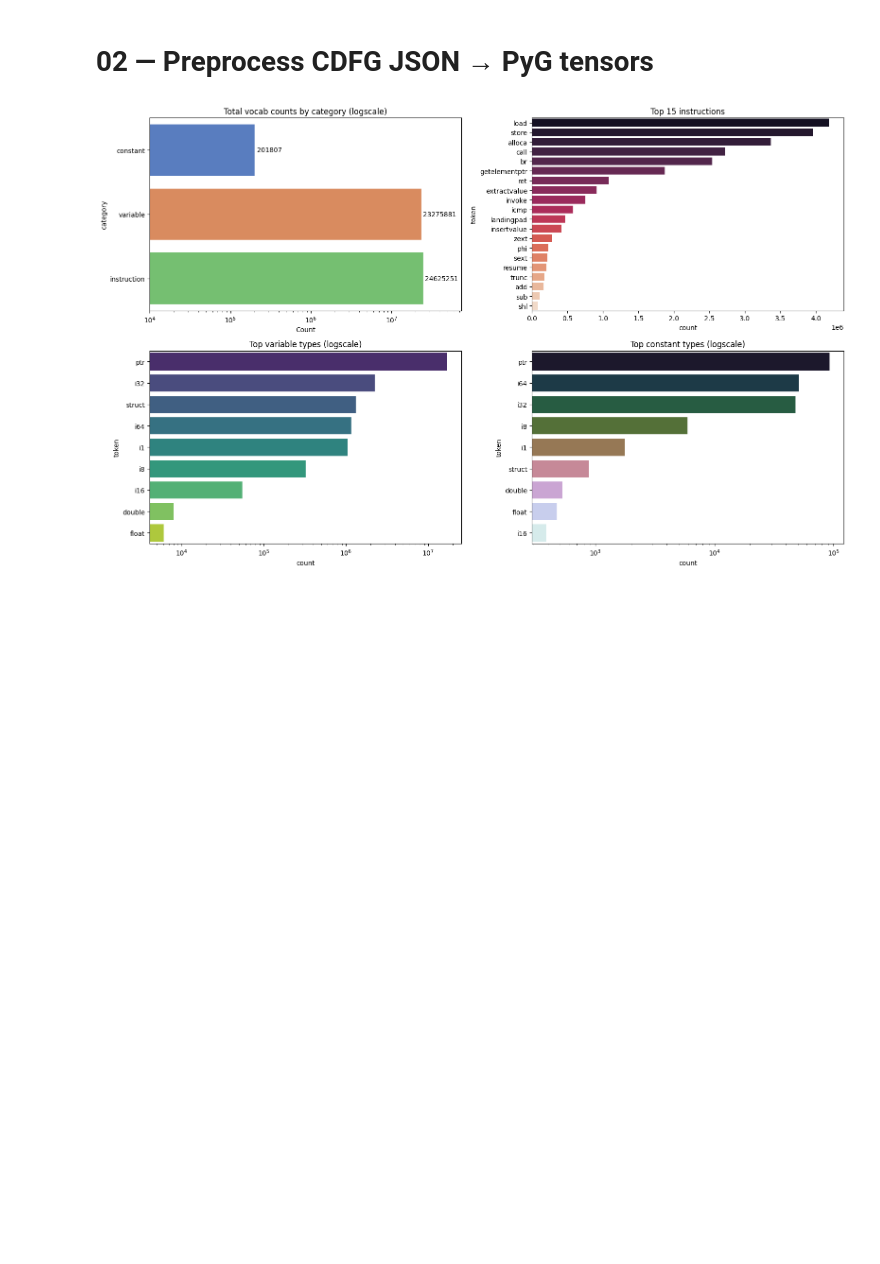
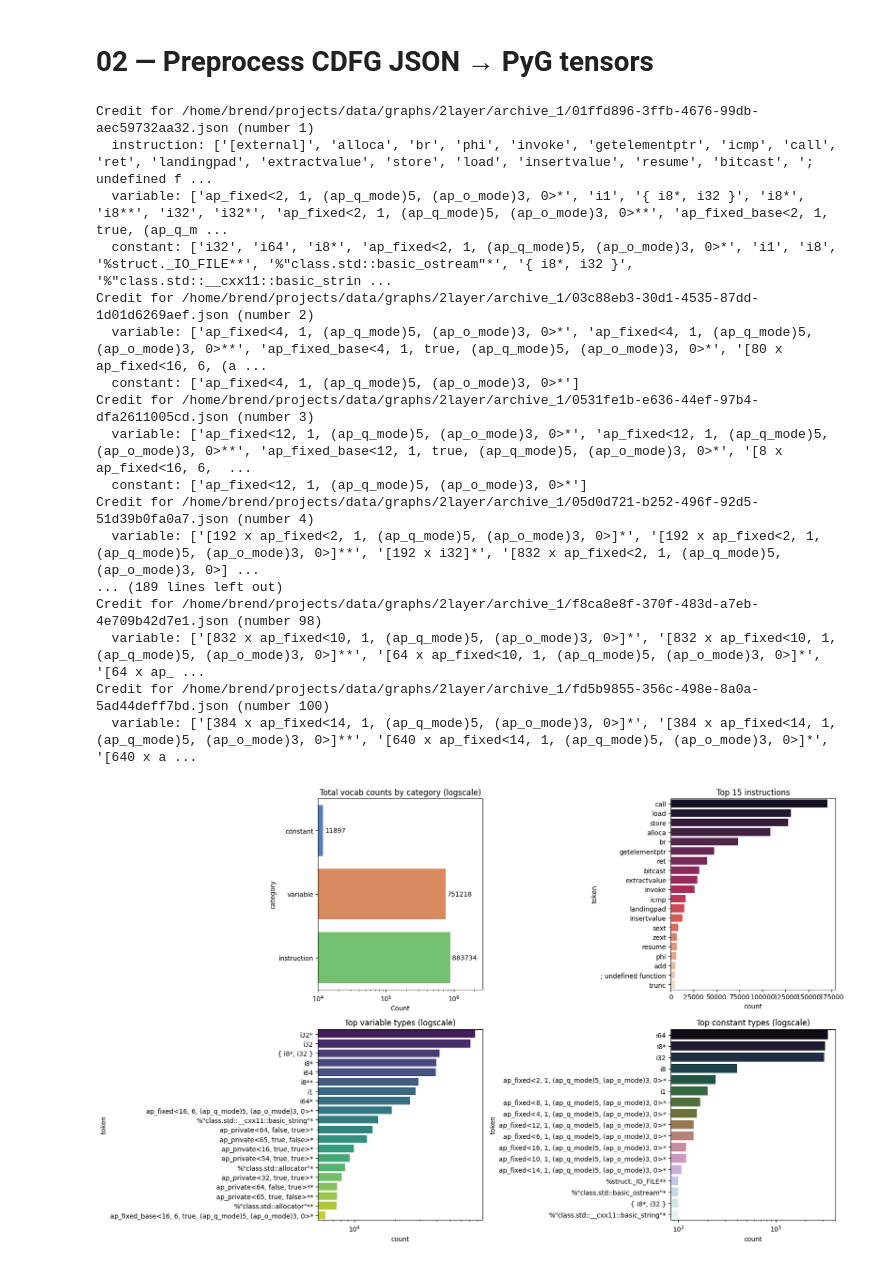
Before and after one commit to brios-polimi/ll-hls4ml, a Jupyter notebook: notebooks/02_preprocess_tensors.ipynb, the cells around one changed output. Cells and saved outputs as stored; diff of their text form; code cells hidden in the pictures; blank space fills up the shorter version.

```diff
--- a/notebooks/02_preprocess_tensors.ipynb
+++ b/notebooks/02_preprocess_tensors.ipynb
@@ -12,5 +12,5 @@ from ll_hls4ml.viz.eda import plot_vocab_counts
 # %%
 cfg = load_config()
 
-kernel_subset = None  # extend as needed
-max_archives = None
+kernel_subset = ["2layer"]  # extend as needed
+max_archives = 1
@@ -17,8 +31,30 @@ max_archives = None
 # %%
-vocab, max_pos, vocab_counts = vocab_scan(
+vocab, max_pos, vocab_counts, _, _ = vocab_scan(
     cfg.graph_dir, kernel_subset=kernel_subset, max_archives=max_archives
 )
-save_vocab(vocab, cfg.vocab_path, max_pos=max_pos)
+save_vocab(vocab, "./artifacts/vocab/new_vocab.json", max_pos=max_pos, vocab_counts=vocab_counts)
+vocab, max_pos, vocab_counts = load_vocab("./artifacts/vocab/new_vocab.json")
 plot_vocab_counts(vocab_counts)
+from pprint import pprint
+pprint(vocab)
+print(max_pos)
+pprint(vocab_counts)
 # %% [output]
+Credit for /home/brend/projects/data/graphs/2layer/archive_1/01ffd896-3ffb-4676-99db-aec59732aa32.json (number 1)
+  instruction: ['[external]', 'alloca', 'br', 'phi', 'invoke', 'getelementptr', 'icmp', 'call', 'ret', 'landingpad', 'extractvalue', 'store', 'load', 'insertvalue', 'resume', 'bitcast', '; undefined f ...
+  variable: ['ap_fixed<2, 1, (ap_q_mode)5, (ap_o_mode)3, 0>*', 'i1', '{ i8*, i32 }', 'i8*', 'i8**', 'i32', 'i32*', 'ap_fixed<2, 1, (ap_q_mode)5, (ap_o_mode)3, 0>**', 'ap_fixed_base<2, 1, true, (ap_q_m ...
+  constant: ['i32', 'i64', 'i8*', 'ap_fixed<2, 1, (ap_q_mode)5, (ap_o_mode)3, 0>*', 'i1', 'i8', '%struct._IO_FILE**', '%"class.std::basic_ostream"*', '{ i8*, i32 }', '%"class.std::__cxx11::basic_strin ...
+Credit for /home/brend/projects/data/graphs/2layer/archive_1/03c88eb3-30d1-4535-87dd-1d01d6269aef.json (number 2)
+  variable: ['ap_fixed<4, 1, (ap_q_mode)5, (ap_o_mode)3, 0>*', 'ap_fixed<4, 1, (ap_q_mode)5, (ap_o_mode)3, 0>**', 'ap_fixed_base<4, 1, true, (ap_q_mode)5, (ap_o_mode)3, 0>*', '[80 x ap_fixed<16, 6, (a ...
+  constant: ['ap_fixed<4, 1, (ap_q_mode)5, (ap_o_mode)3, 0>*']
+Credit for /home/brend/projects/data/graphs/2layer/archive_1/0531fe1b-e636-44ef-97b4-dfa2611005cd.json (number 3)
+  variable: ['ap_fixed<12, 1, (ap_q_mode)5, (ap_o_mode)3, 0>*', 'ap_fixed<12, 1, (ap_q_mode)5, (ap_o_mode)3, 0>**', 'ap_fixed_base<12, 1, true, (ap_q_mode)5, (ap_o_mode)3, 0>*', '[8 x ap_fixed<16, 6,  ...
+  constant: ['ap_fixed<12, 1, (ap_q_mode)5, (ap_o_mode)3, 0>*']
+Credit for /home/brend/projects/data/graphs/2layer/archive_1/05d0d721-b252-496f-92d5-51d39b0fa0a7.json (number 4)
+  variable: ['[192 x ap_fixed<2, 1, (ap_q_mode)5, (ap_o_mode)3, 0>]*', '[192 x ap_fixed<2, 1, (ap_q_mode)5, (ap_o_mode)3, 0>]**', '[192 x i32]*', '[832 x ap_fixed<2, 1, (ap_q_mode)5, (ap_o_mode)3, 0>] ...
+... (189 lines left out)
+Credit for /home/brend/projects/data/graphs/2layer/archive_1/f8ca8e8f-370f-483d-a7eb-4e709b42d7e1.json (number 98)
+  variable: ['[832 x ap_fixed<10, 1, (ap_q_mode)5, (ap_o_mode)3, 0>]*', '[832 x ap_fixed<10, 1, (ap_q_mode)5, (ap_o_mode)3, 0>]**', '[64 x ap_fixed<10, 1, (ap_q_mode)5, (ap_o_mode)3, 0>]*', '[64 x ap_ ...
+Credit for /home/brend/projects/data/graphs/2layer/archive_1/fd5b9855-356c-498e-8a0a-5ad44deff7bd.json (number 100)
+  variable: ['[384 x ap_fixed<14, 1, (ap_q_mode)5, (ap_o_mode)3, 0>]*', '[384 x ap_fixed<14, 1, (ap_q_mode)5, (ap_o_mode)3, 0>]**', '[640 x ap_fixed<14, 1, (ap_q_mode)5, (ap_o_mode)3, 0>]*', '[640 x a ...
-[figure, old version]
+[figure, new version]
```
Also changed, not shown: parts of 9 cells of this notebook, 17 other files.
